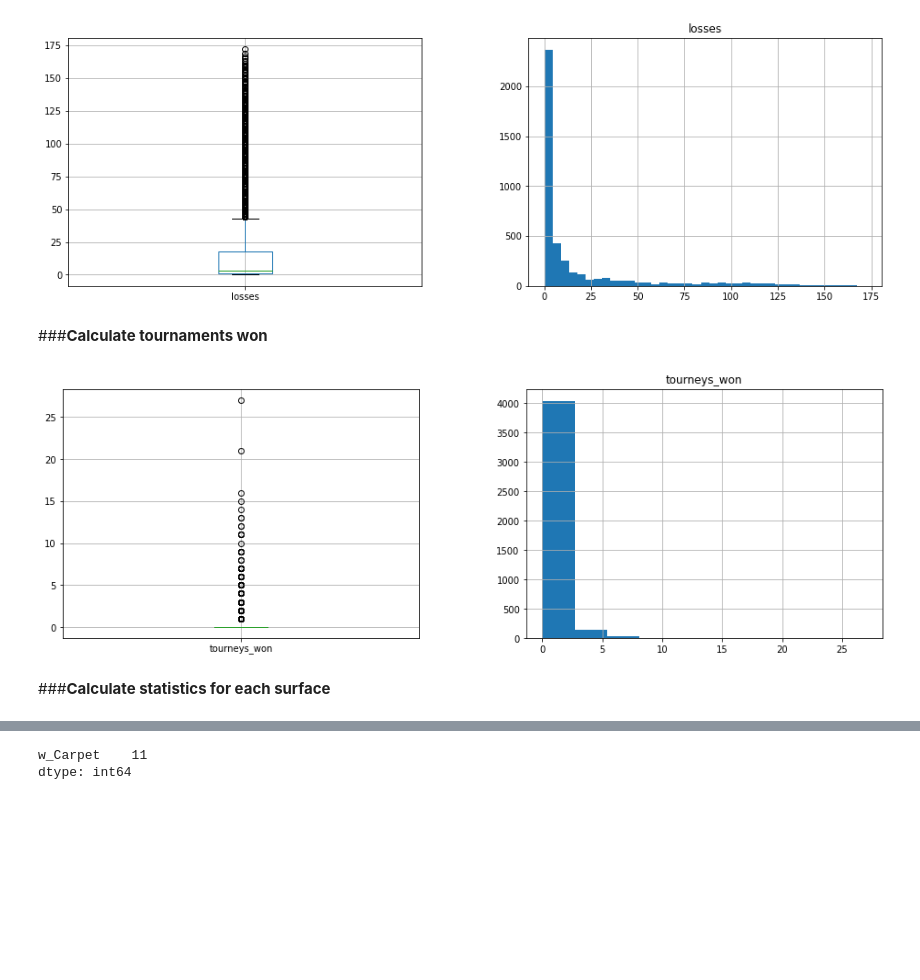
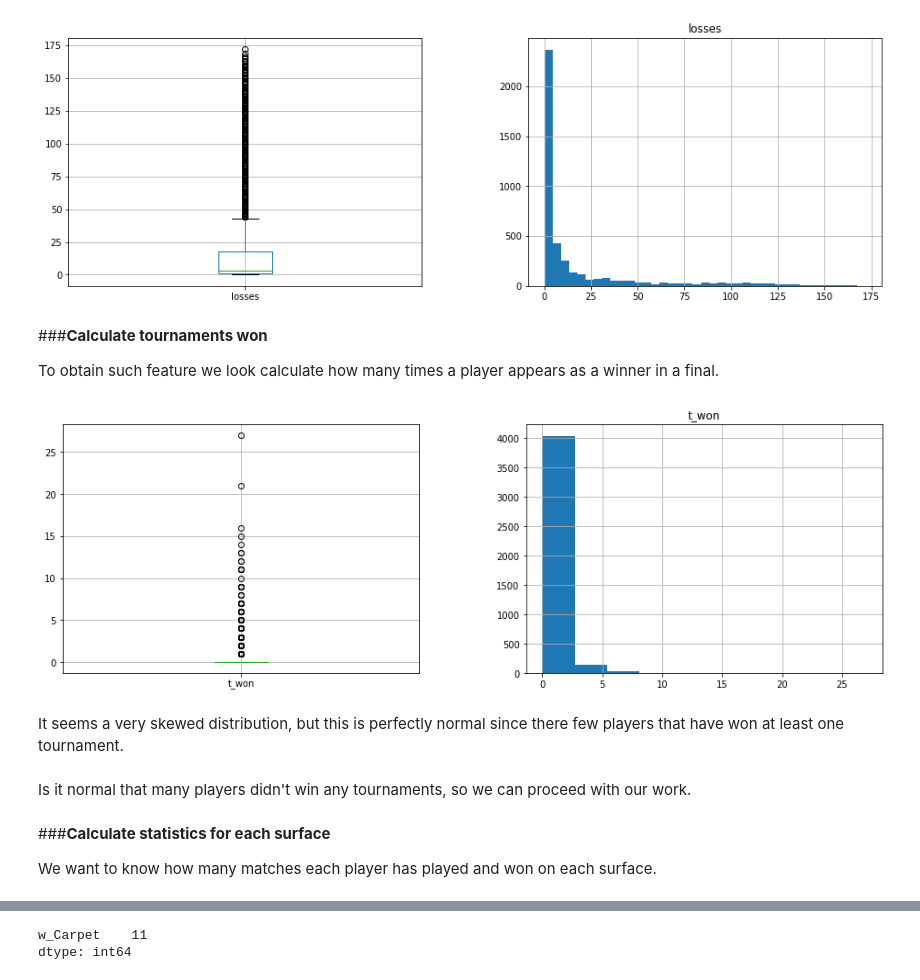
Before and after one commit to nikodallanoce/DataMiningProject, a Jupyter notebook: DM_14_TASK1/DM_14_data_preparation.ipynb, the cells around one changed output, grey strips where cells are left out. Cells and saved outputs as stored; diff of their text form; code cells hidden in the pictures; blank space fills up the shorter version.

```diff
--- a/DM_14_TASK1/DM_14_data_preparation.ipynb
+++ b/DM_14_TASK1/DM_14_data_preparation.ipynb
@@ -511,7 +558,9 @@ fig.subplots_adjust(wspace=0.3)
 # %% [output]
 [figure]
 [figure]
-# %% [markdown]
-###**Calculate tournaments won**
+# %% [markdown]
+###**Calculate tournaments won**
+
+To obtain such feature we look calculate how many times a player appears as a winner in a final.
 # %%
 def count_finals_by_player(count_winner=True):
@@ -525,18 +574,24 @@ def count_finals_by_player(count_winner=True):
         player, t_w = x[0], x[1]
         df_players.loc[df_players['name'] == player, feat[1]] = t_w
 # %%
-df_players.insert(len(df_players.columns), "tourneys_won", 0)
-df_players["tourneys_won"] = df_players["tourneys_won"].astype("Int64", errors="ignore")
+df_players.insert(len(df_players.columns), "t_won", 0)
+df_players["t_won"] = df_players["t_won"].astype("Int64", errors="ignore")
 count_finals_by_player()
 # %%
 fig, (ax1, ax2) = plt.pyplot.subplots(1, 2, figsize=(16, 5))
-df_players.boxplot(column="tourneys_won", ax=ax1)
-df_players.hist(column="tourneys_won", ax=ax2, stacked=True, bins=10)
+df_players.boxplot(column="t_won", ax=ax1)
+df_players.hist(column="t_won", ax=ax2, stacked=True, bins=10)
 fig.subplots_adjust(wspace=0.3)
 # %% [output]
-[figure, old version]
+[figure, new version]
-# %% [markdown]
-###**Calculate statistics for each surface**
+# %% [markdown]
+It seems a very skewed distribution, but this is perfectly normal since there few players that have won at least one tournament.
+# %% [markdown]
+Is it normal that many players didn't win any tournaments, so we can proceed with our work.
+# %% [markdown]
+###**Calculate statistics for each surface**
+
+We want to know how many matches each player has played and won on each surface.
 # %%
 def compute_surface_statistics():
     w_match_surface = df_matches[['surface', 'winner_name']]
```
Also changed, not shown: parts of 119 cells of this notebook.
